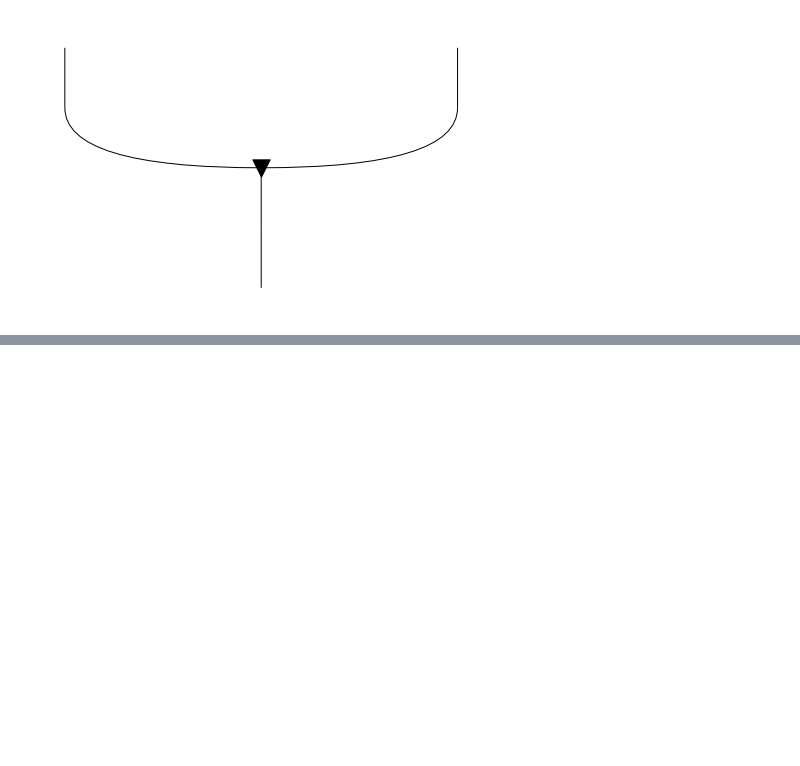
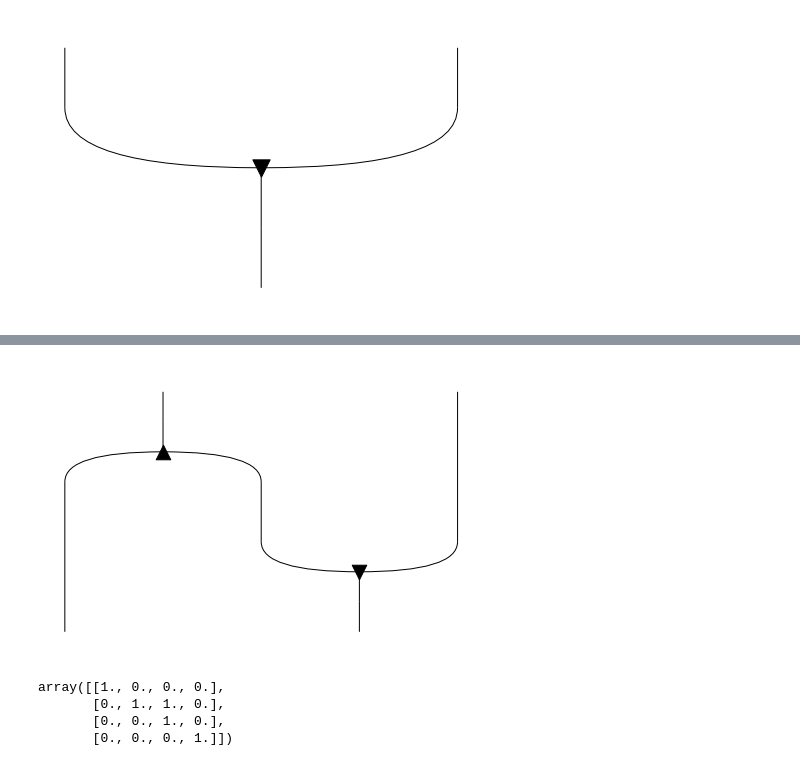
Before and after one commit to edwinagnew/zxw-diagrams, a Jupyter notebook: calcs.ipynb, the cells around one changed output, grey strips where cells are left out. Drawn from its saved outputs; the diff is of its cells as text; code cells hidden in the pictures; blank space fills up the shorter version.

```diff
--- a/calcs.ipynb
+++ b/calcs.ipynb
@@ -16,2 +16,10 @@ TypeError: W.__init__() takes from 1 to 2 positional arguments but 4 were given
 # %%
-W().dagger()
+z = w @ Id(1) >> Id(1) @ cw
+z.draw()
+eval(z)
+# %% [output]
+[figure, added]
+array([[1., 0., 0., 0.],
+       [0., 1., 1., 0.],
+       [0., 0., 1., 0.],
+       [0., 0., 0., 1.]])
```
Also changed, not shown: parts of 7 cells of this notebook, 2 other files.
